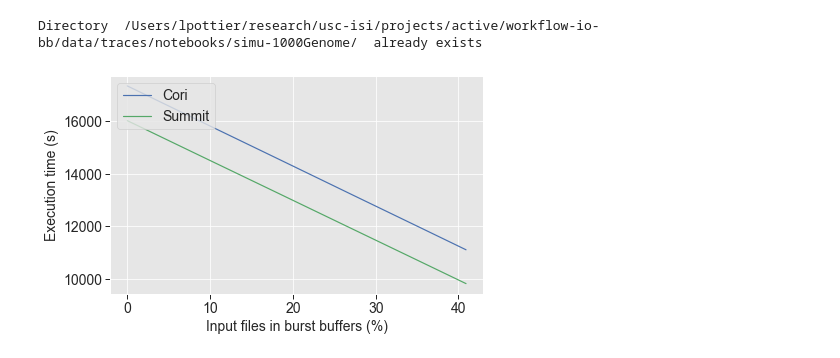
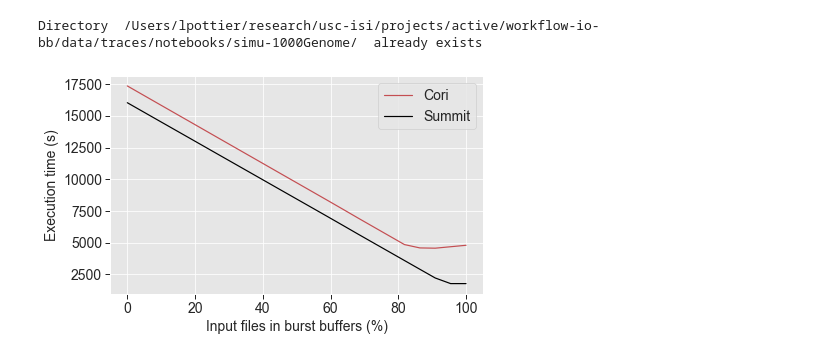
Before and after one commit to lpottier/workflow-io-bb, a Jupyter notebook: data/traces/notebooks/10000genome-simu.ipynb, the cells around one changed output. Drawn from its saved outputs; the diff is of its cells as text; code cells hidden in the pictures.

Commit message:
updated notebooks
Signed-off-by: Loïc Pottier <lpottier@isi.edu>

```diff
--- a/data/traces/notebooks/10000genome-simu.ipynb
+++ b/data/traces/notebooks/10000genome-simu.ipynb
@@ -1,7 +1,7 @@
 # %%
 import sys
 import os
-import numpy
+import numpy as np
 print(sys.executable)
 
 from IPython.core.display import display, HTML
@@ -56,9 +56,9 @@ sns.set(style="ticks", color_codes=True, font_scale=1.3)
 sns.set_context("paper", rc={"axes.labelsize":14, "axes.titlesize":14, "legend.fontsize":14, "xtick.labelsize":14, "ytick.labelsize":14, "font.size":14})
 
 sns.set_style("darkgrid", {'xtick.bottom': True, 'xtick.top': False, 'ytick.left': True, 'ytick.right': False, 'axes.grid': True, "axes.facecolor": ".9", 'grid.linestyle': '-', 'lines.linewidth':2.5})
-# sns.set_palette("dark")
+sns.set_palette("dark")
 
-DIR_DATA="/Users/lpottier/research/usc-isi/projects/active/workflow-io-bb/simulation/output"
+DIR_DATA="/Users/lpottier/research/usc-isi/projects/active/workflow-io-bb/data/traces/1000genome"
 
 fig_size_square = (5, 4)
 fig_size_rect = (6.5, 4)
@@ -66,6 +66,7 @@ fig_size_rect = (6.5, 4)
 /usr/local/opt/python/bin/python3.7
 # %%
 csv_file = DIR_DATA+"/1000genome.csv"
+csv_fgcs = DIR_DATA+"/1000genome-fgcs.csv"
 
 CORE="1"
 PLOT_DIR=os.getcwd()
@@ -83,11 +84,11 @@ except FileExistsError:
 Directory  /Users/lpottier/research/usc-isi/projects/active/workflow-io-bb/data/traces/notebooks/simu-1000Genome/  already exists
 # %%
 df = pd.read_csv(csv_file, sep=',')
+# %%
+df_fgcs = pd.read_csv(csv_fgcs, sep=',')
 # %%
-#workflow,nbfilesinbb,cori,summit
-#1000Genome,0,17352.37,
 
-def plot_workflow_input_files(df):
+def plot_workflow_input_files(df, df_fgcs):
 
     xlabel='Input files in burst buffers (%)'
     ylabel='Execution time (s)'
@@ -106,8 +107,8 @@ def plot_workflow_input_files(df):
     f = plt.figure(figsize=fig_size_rect)
     f.patch.set_alpha(0)
 
-    g = sns.lineplot(x="nbfilesinbb", y="Cori", data=df2,  color="b", markers=True)
-    g = sns.lineplot(x="nbfilesinbb", y="Summit", data=df2,  color="g", markers=True)
+    g = sns.lineplot(x="nbfilesinbb", y="Cori", data=df2,  color="r", markers=True)
+    g = sns.lineplot(x="nbfilesinbb", y="Summit", data=df2,  color="black", markers=True)
 
     g.legend(loc='upper right', title='', labels=['Cori', 'Summit'])
 
@@ -119,6 +120,6 @@ def plot_workflow_input_files(df):
     plt.savefig(OUTPUT+df2.workflow.unique()[0]+'-simu-nbfile.pgf', facecolor=f.get_facecolor(), edgecolor='none')
     plt.show()
 # %%
-plot_workflow_input_files(df)
+plot_workflow_input_files(df, df_fgcs)
 # %% [output]
-[figure, old version]
+[figure, new version]
```
Also changed, not shown: parts of 6 cells of this notebook.
